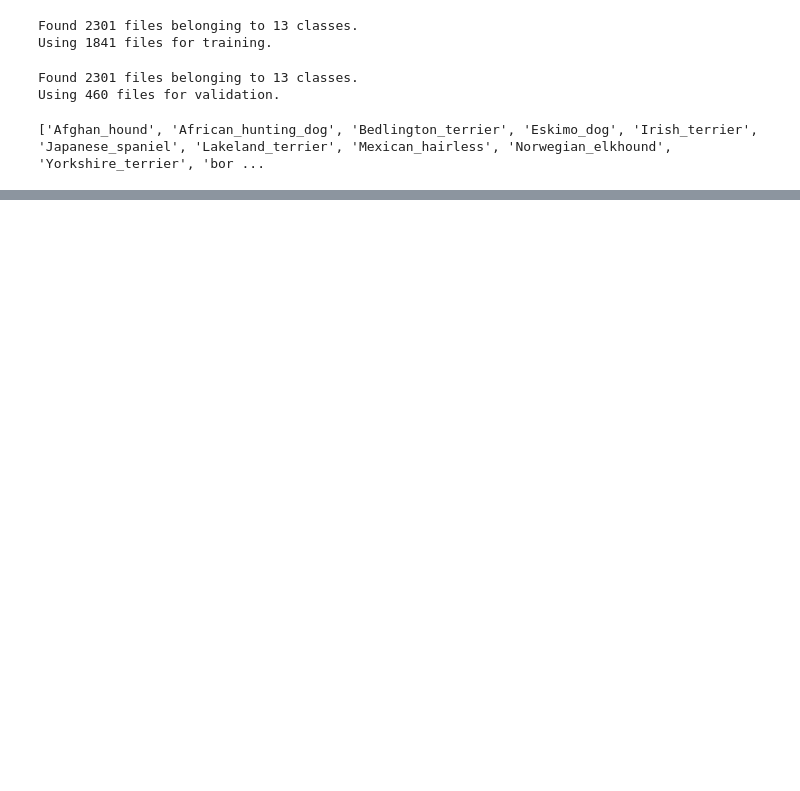
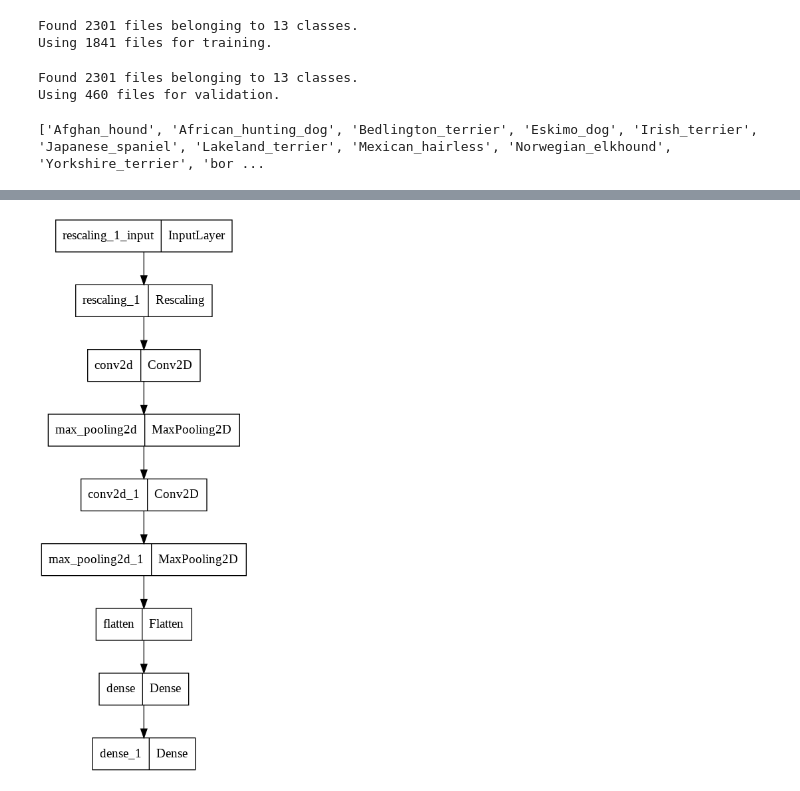
Before and after one commit to TessRedie/Project_image_classification, a Jupyter notebook: project_image_classification_dogs.ipynb, the cells around one changed output, grey strips where cells are left out. Cells and saved outputs as stored; diff of their text form; code cells hidden in the pictures; blank space fills up the shorter version.

```diff
--- a/project_image_classification_dogs.ipynb
+++ b/project_image_classification_dogs.ipynb
@@ -73,0 +75,27 @@ for images, labels in train_ds.take(1):
+# %%
+normalization_layer = tf.keras.layers.Rescaling(1./255)
+num_classes = 16
+
+model = tf.keras.Sequential([
+  tf.keras.layers.Rescaling(1./255),
+  tf.keras.layers.Conv2D(32, 3, activation='relu'),
+  tf.keras.layers.MaxPooling2D(),
+  #tf.keras.layers.Dropout(0.2),
+  tf.keras.layers.Conv2D(32, 3, activation='relu'),
+  tf.keras.layers.MaxPooling2D(),
+  tf.keras.layers.Flatten(),
+  tf.keras.layers.Dense(128, activation='relu'),
+  #tf.keras.layers.Dense(64, activation='relu'),
+  tf.keras.layers.Dense(num_classes)
+])
+
+model.compile(
+  optimizer='adam',
+  loss=tf.losses.SparseCategoricalCrossentropy(from_logits=True),
+  metrics=['accuracy'])
+# %%
+model.fit(
+  train_ds,
+  validation_data=val_ds,
+  epochs=10
+)
@@ -73,0 +181,4 @@ for images, labels in train_ds.take(1):
+# %%
+keras.utils.plot_model(model, "Project_Image_classification.png")
+# %% [output]
+[figure, added]
```
Also changed, not shown: parts of 12 cells of this notebook.
